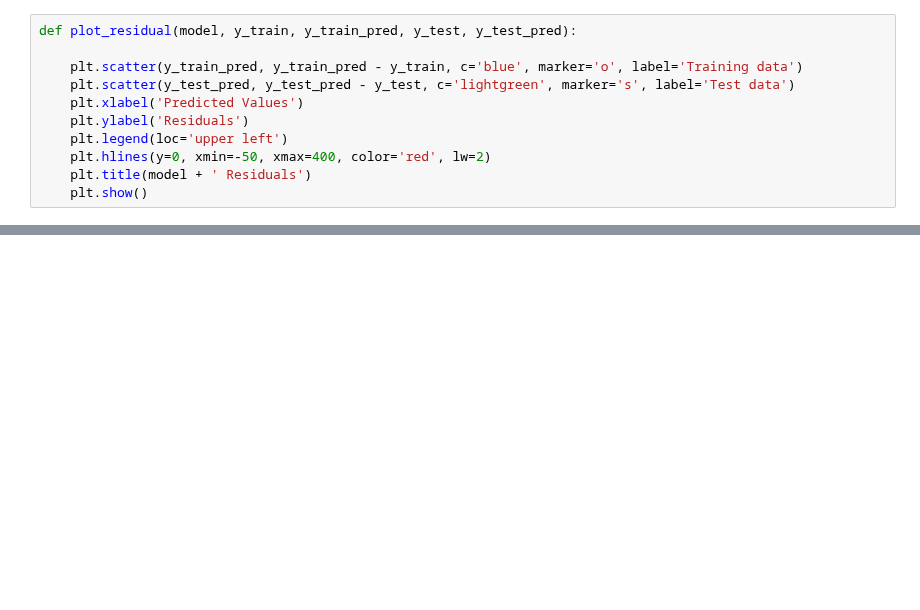
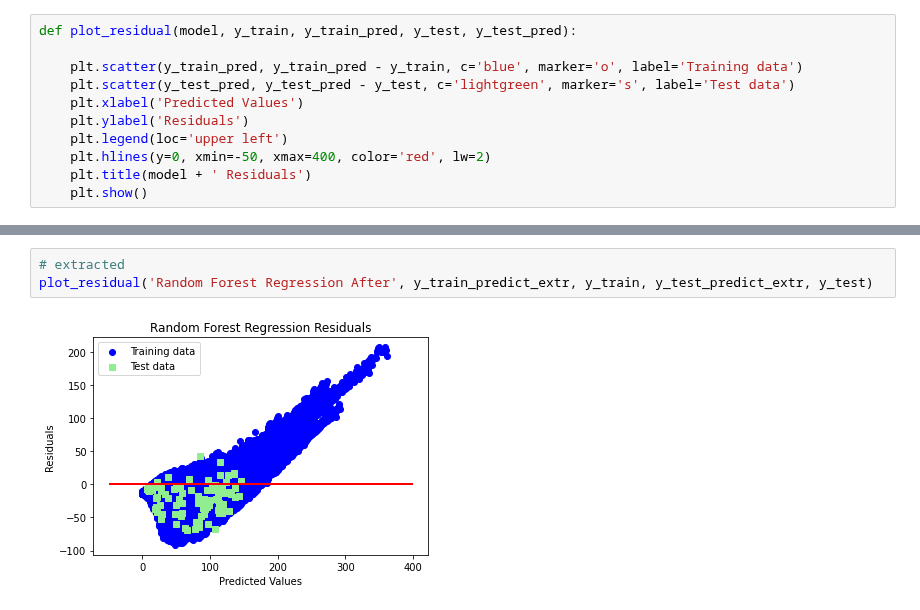
Before and after one commit to Megalodonte/BGHWSW, a Jupyter notebook: Aircraft-pred-main/predictive-maintenance-master/final.ipynb, the cells around one changed output, grey strips where cells are left out. Drawn from its saved outputs; the diff is of its cells as text; blank space fills up the shorter version.

```diff
--- a/Aircraft-pred-main/predictive-maintenance-master/final.ipynb
+++ b/Aircraft-pred-main/predictive-maintenance-master/final.ipynb
@@ -701,0 +731,5 @@ plot_residual('Random Forest Regression', y_train_predict, y_train, y_test_predi
+# %%
+# extracted
+plot_residual('Random Forest Regression After', y_train_predict_extr, y_train, y_test_predict_extr, y_test)
+# %% [output]
+[figure, added]
```
Also changed, not shown: parts of 28 cells of this notebook.
